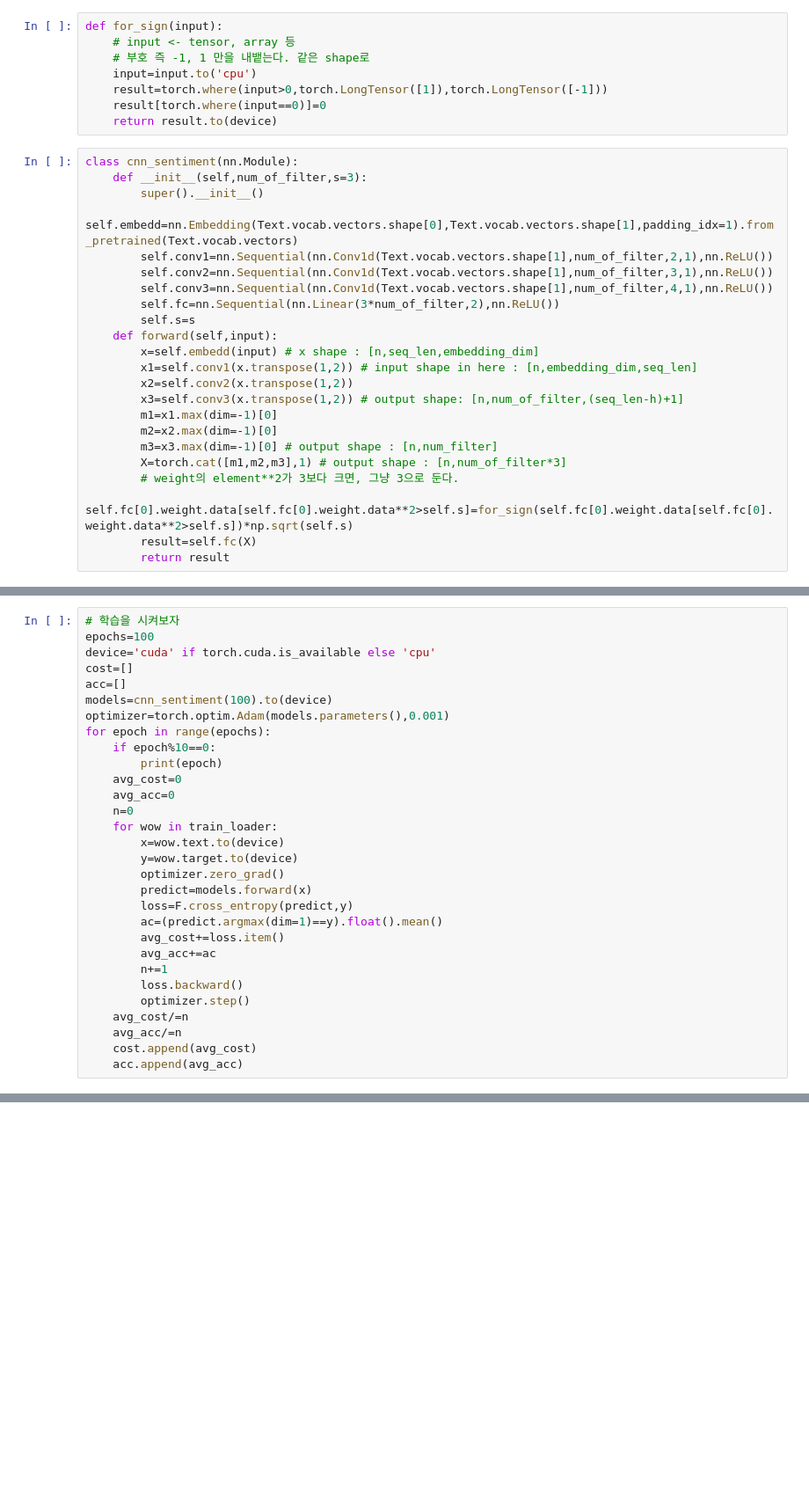
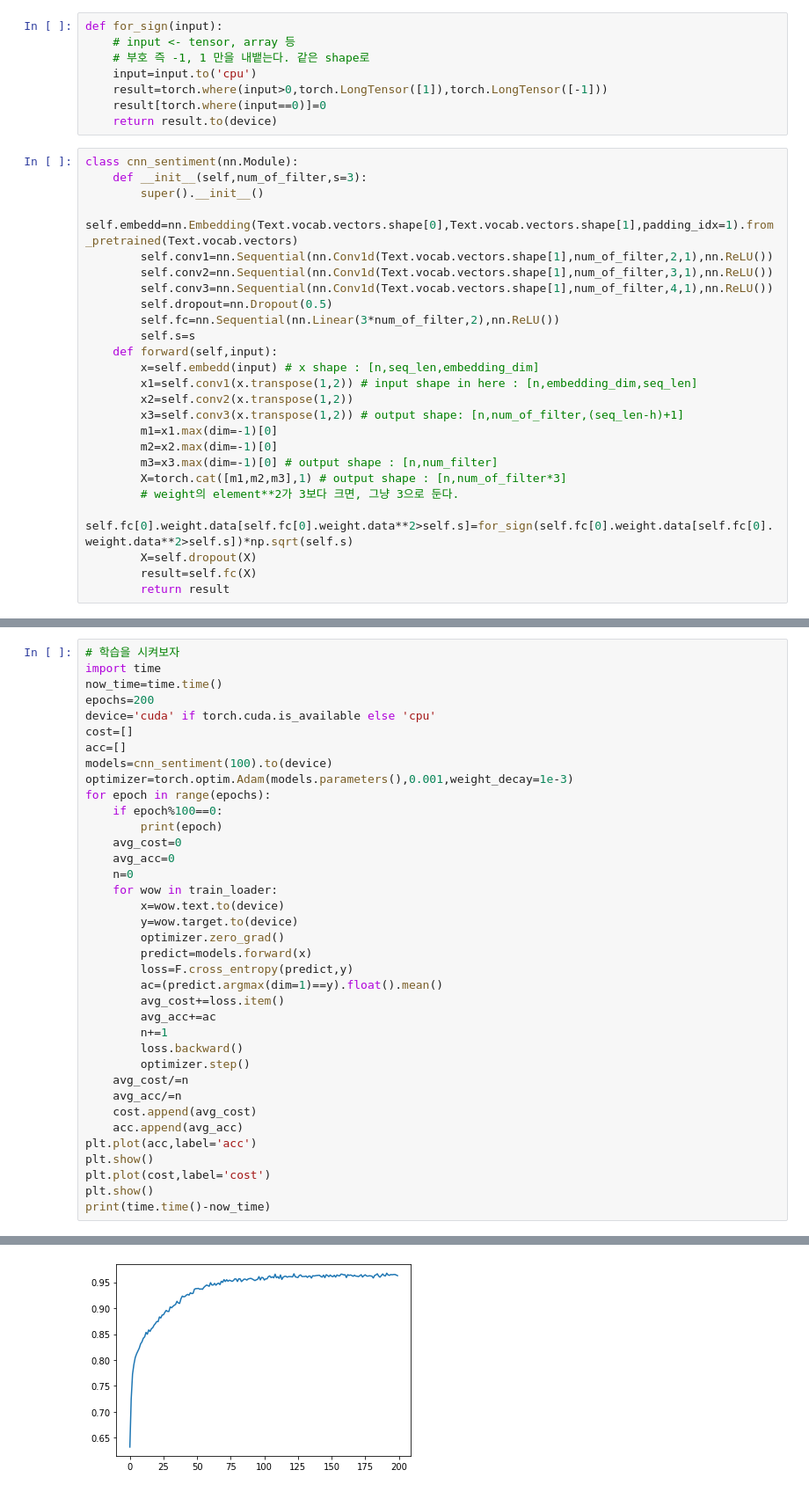
Before and after one commit to Chuck2Win/-Kaggle-Real-or-Not-NLP-with-Disaster-Tweets, a Jupyter notebook: kaggle.ipynb, the cells around one changed output, grey strips where cells are left out. Shown: that part at 88% size. Cells and saved outputs as stored; diff of their text form; blank space fills up the shorter version.

```diff
--- a/kaggle.ipynb
+++ b/kaggle.ipynb
@@ -178,6 +210,7 @@ class cnn_sentiment(nn.Module):
         self.conv1=nn.Sequential(nn.Conv1d(Text.vocab.vectors.shape[1],num_of_filter,2,1),nn.ReLU())
         self.conv2=nn.Sequential(nn.Conv1d(Text.vocab.vectors.shape[1],num_of_filter,3,1),nn.ReLU())
         self.conv3=nn.Sequential(nn.Conv1d(Text.vocab.vectors.shape[1],num_of_filter,4,1),nn.ReLU())
+        self.dropout=nn.Dropout(0.5)
         self.fc=nn.Sequential(nn.Linear(3*num_of_filter,2),nn.ReLU())
         self.s=s
     def forward(self,input):
@@ -191,6 +224,7 @@ class cnn_sentiment(nn.Module):
         X=torch.cat([m1,m2,m3],1) # output shape : [n,num_of_filter*3]
         # weight의 element**2가 3보다 크면, 그냥 3으로 둔다.
         self.fc[0].weight.data[self.fc[0].weight.data**2>self.s]=for_sign(self.fc[0].weight.data[self.fc[0].weight.data**2>self.s])*np.sqrt(self.s)
+        X=self.dropout(X)
         result=self.fc(X)
         return result
 # %%
@@ -212,13 +268,15 @@ class gru_sentiment(nn.Module):
 # %%
 # 학습을 시켜보자
-epochs=100
+import time
+now_time=time.time()
+epochs=200
 device='cuda' if torch.cuda.is_available else 'cpu'
 cost=[]
 acc=[]
 models=cnn_sentiment(100).to(device)
-optimizer=torch.optim.Adam(models.parameters(),0.001)
+optimizer=torch.optim.Adam(models.parameters(),0.001,weight_decay=1e-3)
 for epoch in range(epochs):
-    if epoch%10==0:
+    if epoch%100==0:
         print(epoch)
     avg_cost=0
     avg_acc=0
@@ -239,5 +297,10 @@ for epoch in range(epochs):
     avg_acc/=n
     cost.append(avg_cost)
     acc.append(avg_acc)
+plt.plot(acc,label='acc')
+plt.show()
+plt.plot(cost,label='cost')
+plt.show()
+print(time.time()-now_time)
 # %% [output]
 0
@@ -252,0 +308 @@ for epoch in range(epochs):
+[figure, added]
```
Also changed, not shown: parts of 16 cells of this notebook.
